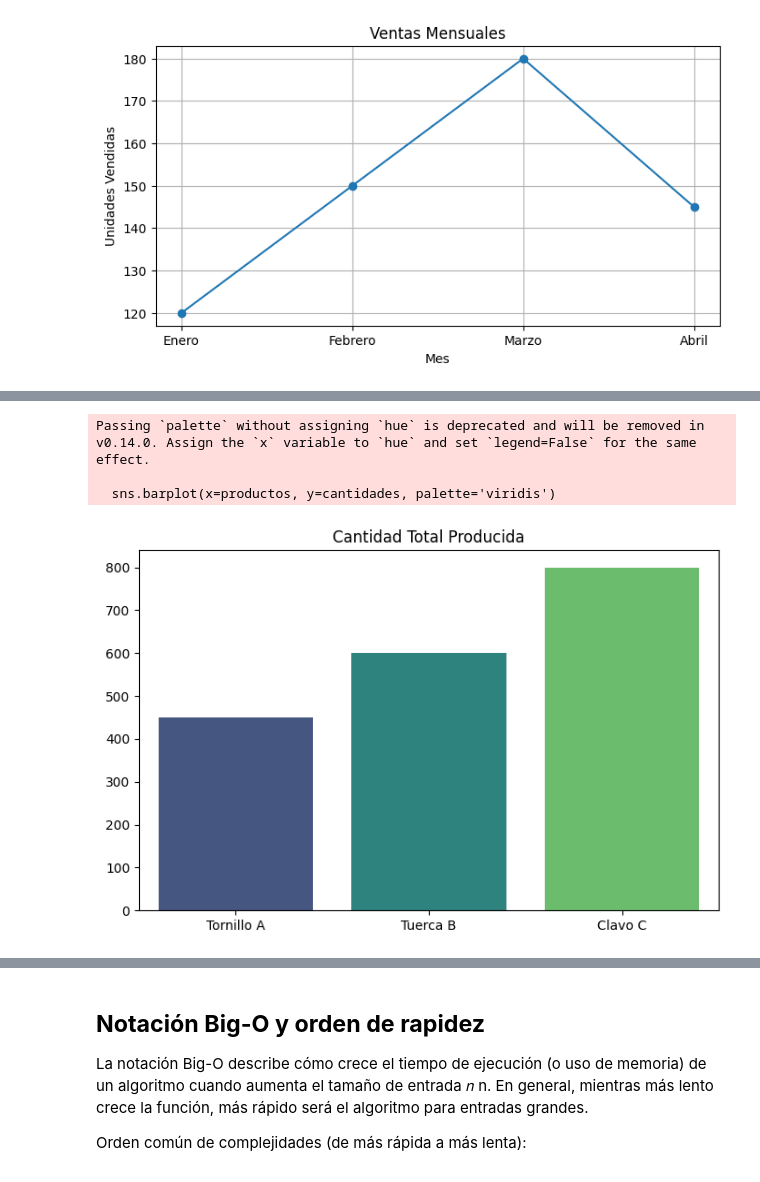
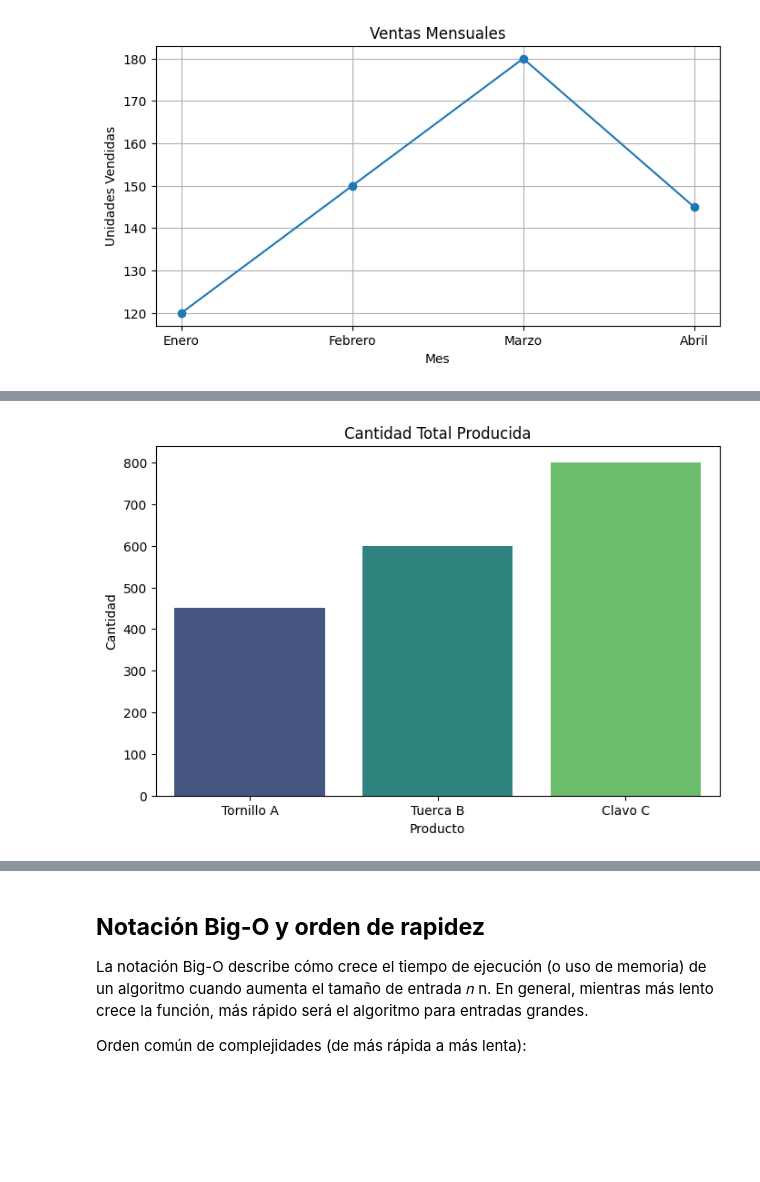
Before and after one commit to mercykdiazv/sistemas-avanzados-de-produccion, a Jupyter notebook: aguirre_fabian_leon_daniel_garcia_jonathan_diaz_mercy.ipynb, the cells around one changed output, grey strips where cells are left out. Cells and saved outputs as stored; diff of their text form; code cells hidden in the pictures; blank space fills up the shorter version.

```diff
--- a/aguirre_fabian_leon_daniel_garcia_jonathan_diaz_mercy.ipynb
+++ b/aguirre_fabian_leon_daniel_garcia_jonathan_diaz_mercy.ipynb
@@ -425,21 +425,21 @@ Página oficial: https://seaborn.pydata.org
 # %%
 import seaborn as sns
 import matplotlib.pyplot as plt
 
 # Datos de ejemplo
 productos = ['Tornillo A', 'Tuerca B', 'Clavo C']
 cantidades = [450, 600, 800]
 
 # Crear un gráfico de barras con un estilo mejorado
 plt.figure(figsize=(8, 5))
-sns.barplot(x=productos, y=cantidades, palette='viridis')
+sns.barplot(x=productos, y=cantidades, hue=productos, palette='viridis', legend=False)
+
 plt.title('Cantidad Total Producida')
+plt.xlabel('Producto')
+plt.ylabel('Cantidad')
 plt.show()
 # %% [output]
-Passing `palette` without assigning `hue` is deprecated and will be removed in v0.14.0. Assign the `x` variable to `hue` and set `legend=False` for the same effect.
-
-  sns.barplot(x=productos, y=cantidades, palette='viridis')
-[figure, old version]
+[figure, new version]
 # %% [markdown]
 ### **Statsmodels 📈**
 <p align="center">
```
Also changed, not shown: parts of 3 cells of this notebook.
